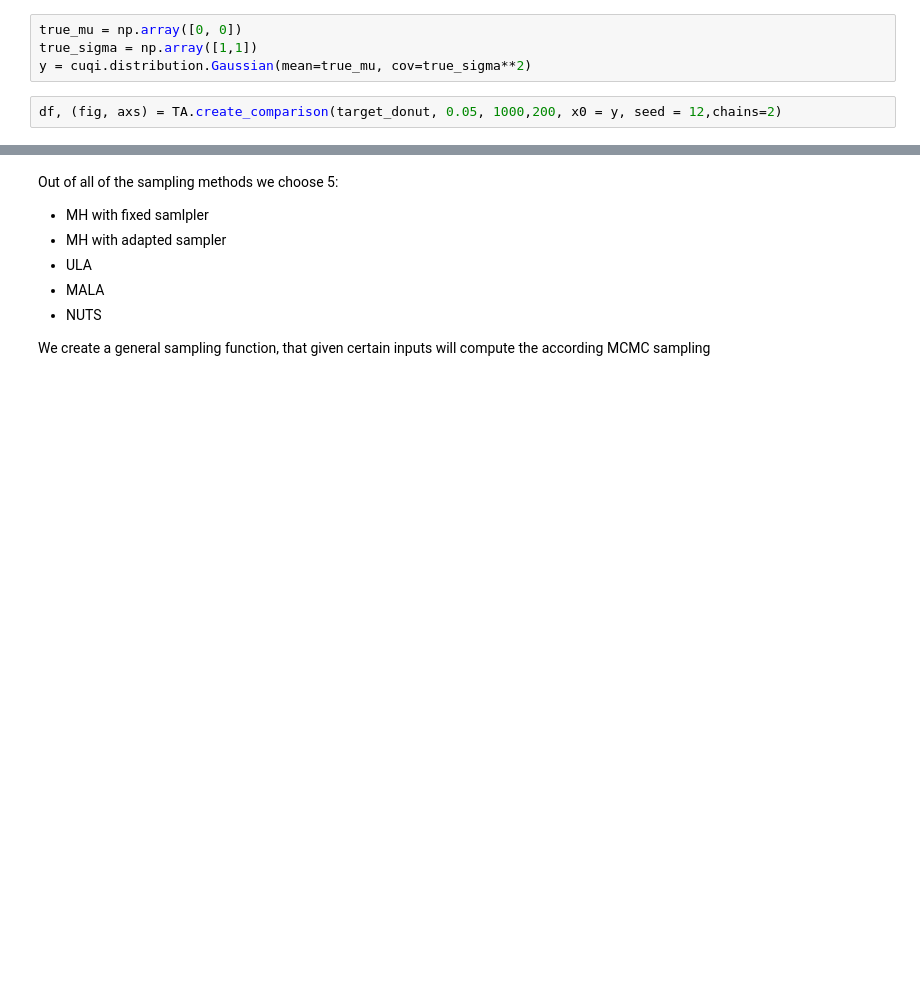
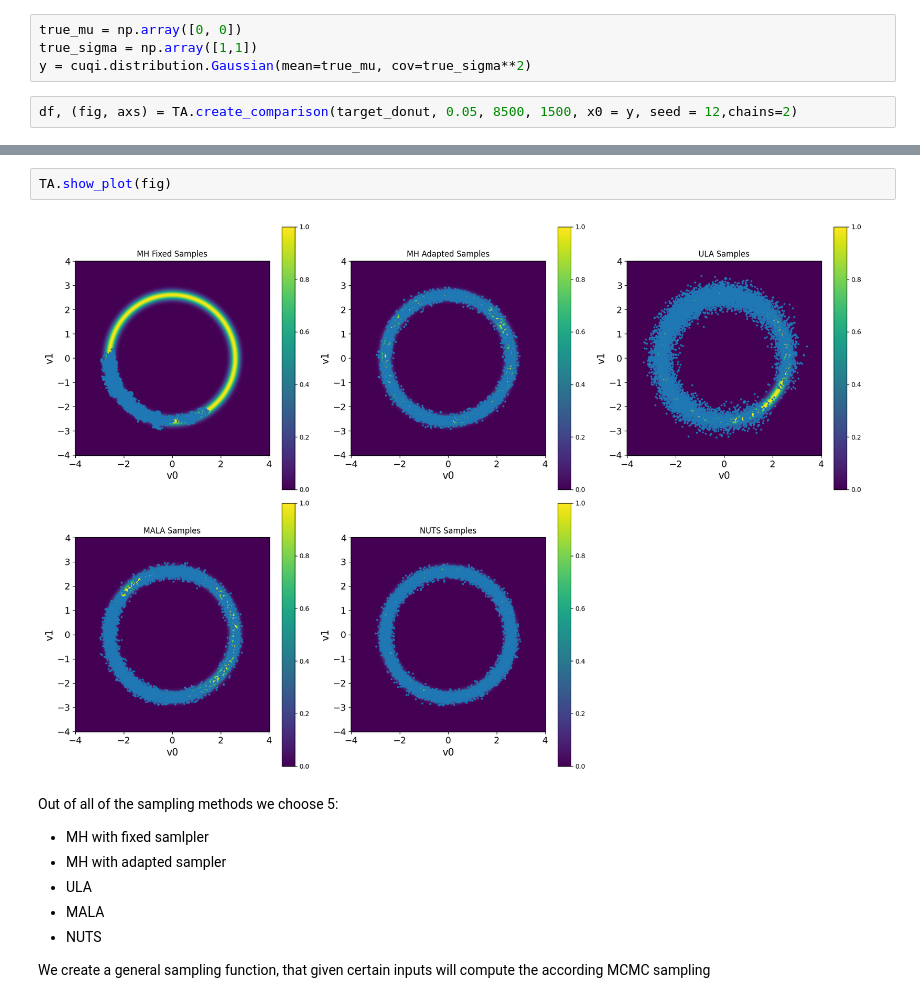
Before and after one commit to CUQI-DTU/CUQIpy-Benchmarks, a Jupyter notebook: product/table-donut.ipynb, the cells around one changed output, grey strips where cells are left out. Cells and saved outputs as stored; diff of their text form; blank space fills up the shorter version.

```diff
--- a/product/table-donut.ipynb
+++ b/product/table-donut.ipynb
@@ -33,5 +76,5 @@ true_mu = np.array([0, 0])
 true_sigma = np.array([1,1])
 y = cuqi.distribution.Gaussian(mean=true_mu, cov=true_sigma**2)
 # %%
-df, (fig, axs) = TA.create_comparison(target_donut, 0.05, 1000,200, x0 = y, seed = 12,chains=2)
+df, (fig, axs) = TA.create_comparison(target_donut, 0.05, 8500, 1500, x0 = y, seed = 12,chains=2)
 # %% [output]
@@ -66,3 +110,7 @@ fig.savefig("output_plot.png")
+# %%
+TA.show_plot(fig)
+# %% [output]
+[figure, added]
 # %% [markdown]
 Out of all of the sampling methods we choose 5:
 - MH with fixed samlpler
```
Also changed, not shown: parts of 14 cells of this notebook, 5 other files.
